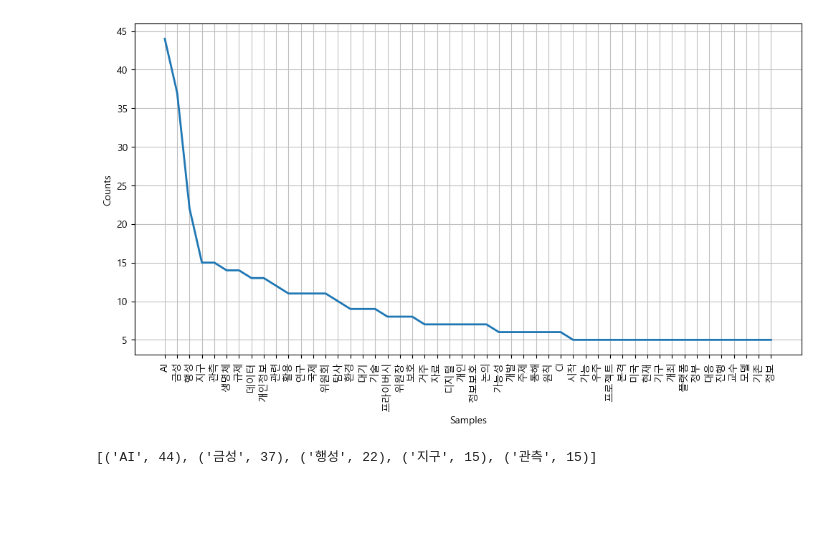
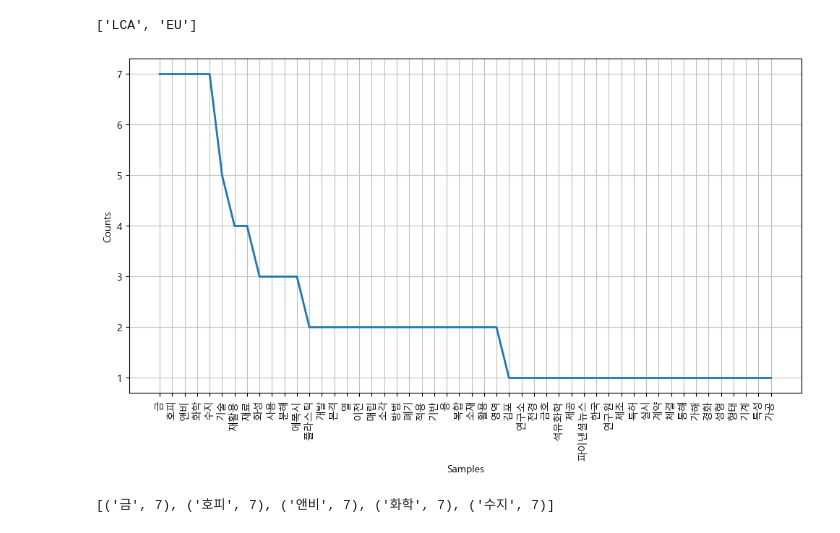
Before and after one commit to ssmpet/Project-About-Me, a Jupyter notebook: word/naver_new_crawling.ipynb, the cells around one changed output. Saved outputs shown, nothing was run; the diff lists cells and outputs as text; code cells hidden in the pictures; blank space fills up the shorter version.

```diff
--- a/word/naver_new_crawling.ipynb
+++ b/word/naver_new_crawling.ipynb
@@ -23,0 +29,21 @@ url = "https://news.naver.com/main/main.naver?mode=LSD&mid=shm&sid1=105#&date=%2
+# %%
+options = webdriver.ChromeOptions() # 화면없이
+options.add_argument('--headless')
+options.add_argument('--no-sandbox')
+options.add_argument("--single-process")
+options.add_argument("--disable-dev-shm-usage")
+options.add_argument("user-agent=Mozilla/5.0 (Windows NT 10.0; Win64; x64) AppleWebKit/537.36")
+
+url1 = "https://news.naver.com/main/main.naver?mode=LSD&mid=shm&sid1="
+url2 = "#&date=%2000:00:00&page=1"
+driver_name =  os.environ['HOMEDRIVE'] + os.environ['HOMEPATH'] + '\\Downloads\\chromedriver_win32\\chromedriver.exe'
+
+url = url1 + '100' + url2
+
+driver = webdriver.Chrome(driver_name, options=options)
+try:
+    driver.get(url)
+    time.sleep(2)
+except:
+    print("excep error1")
+    driver.quit()
@@ -40,16 +68,14 @@ for sli in sec_lis:
     news_url.append(sli.select_one('dt > a')['href'])
 
 # 세부 기사 가져오기
-news = []
-for nurl in news_url:
+news = ''
+for nurl in news_url[:1]:
     driver.get(nurl)
     time.sleep(2)
     soup = BeautifulSoup(driver.page_source, 'html')
 
     title = soup.select_one('.media_end_head_headline').text
     desc = soup.select_one('#dic_area').get_text(separator=' ', strip=True) # separator 해 주면 <br>등의 태그들이 들어간 자리를 띄어쓰기 해 준다.
-    news.append({'title': title, 'desc': desc})
+    news += title + ' ' + desc + ' '
 
 driver.close()
-news_df = pd.DataFrame(news)
-print(news_df.shape)
@@ -64,5 +86,5 @@ print(news_df.shape)
 # %%
 # 한글과 영어도 같이 추출할 수 있는 것이 없어서 따로따로 분리 한다.
 desc_ko, desc_eng = '', ''
-desc_ko = ' '.join(news_df.desc.str.replace('[^ㄱ-ㅎㅏ-ㅣ가-힣]', ' ', regex=True))
-desc_eng = ' '.join(news_df.desc.str.replace('[^A-Za-z]', ' ', regex=True))
+desc_ko = re.sub('[^ㄱ-ㅎㅏ-ㅣ가-힣]', ' ', news)
+desc_eng = re.sub('[^A-Za-z]', ' ', news)
@@ -82,3 +91,8 @@ stop_words.extend(''' 개 대해 향후 년 재 과 및 등 월 일 과 또 관
+# %%
+# 불용어 정리
+with open('../static/data/한글불용어.txt') as st:
+    lines = st.readlines()
+stop_words = [line.strip() for line in lines]
 # %%
 # 한글 문장에서 명사 추출
 # 문제점 영문이 모두 제거된다.
@@ -93,22 +107,24 @@ stop_words_eng = stopwords.words('english')
 tokens_eng = word_tokenize(desc_eng)
 tokens_eng = [word for word in tokens_eng if word.lower() not in stop_words_eng and len(word) > 1]
 tokens_eng
+# %% [output]
+['LCA', 'EU']
 # %%
 # 영문과 한글 합치기
 tokens.extend(tokens_eng)
 # %%
 
-news = nltk.Text(tokens, name="네이버 경제 뉴스")
+news = nltk.Text(tokens, name="네이버 뉴스")
 plt.figure(figsize=(12, 6))
 news.plot(50)
 plt.show()
 # %% [output]
-[figure, old version]
+[figure, new version]
 # %%
 # 가장 많이 나오는 단어 5개
 data = news.vocab().most_common(5)
 data
 # %% [output]
-[('AI', 44), ('금성', 37), ('행성', 22), ('지구', 15), ('관측', 15)]
+[('금', 7), ('호피', 7), ('앤비', 7), ('화학', 7), ('수지', 7)]
 # %%
 from PIL import Image
```
Also changed, not shown: parts of 22 cells of this notebook, 29 other files.
